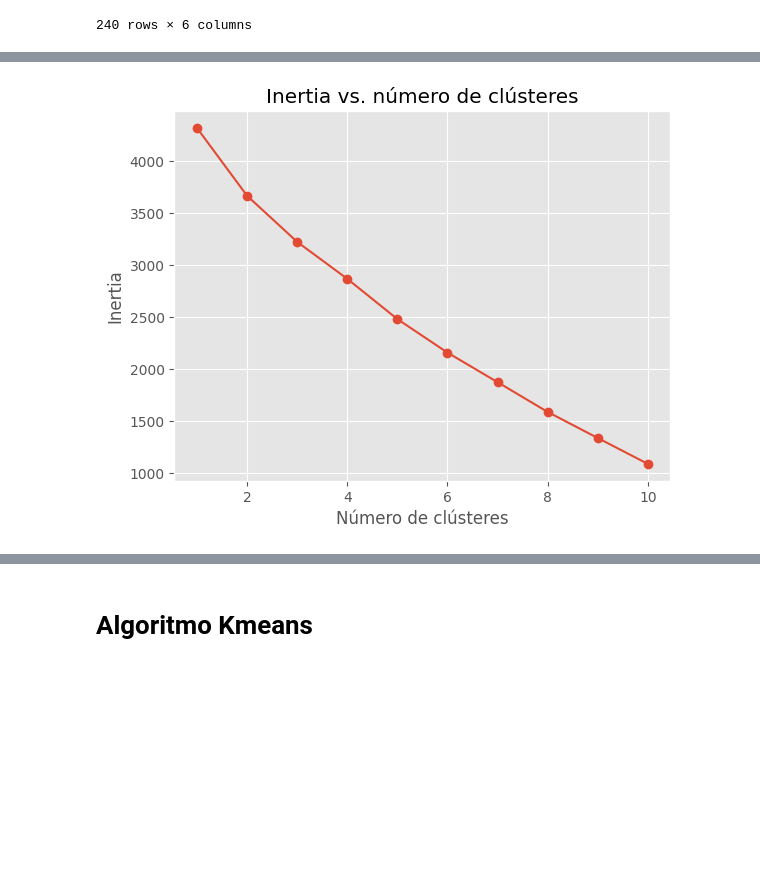
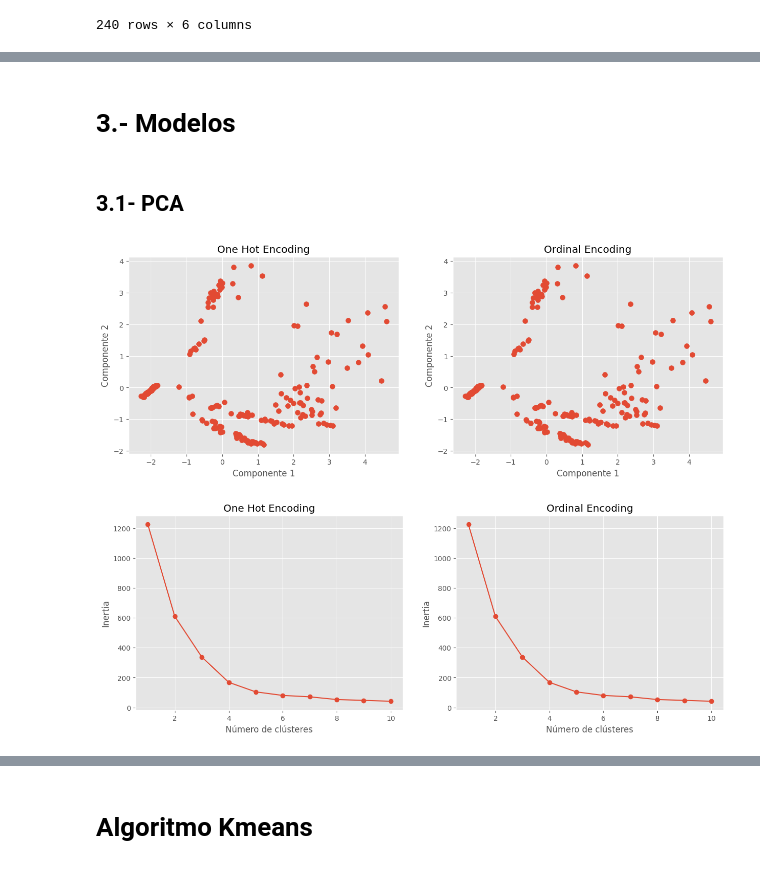
Before and after one commit to RaulCarrero02/G23.P2.100451286.100472334, a Jupyter notebook: kmean.ipynb, the cells around one changed output, grey strips where cells are left out. Cells and saved outputs as stored; diff of their text form; code cells hidden in the pictures; blank space fills up the shorter version.

```diff
--- a/kmean.ipynb
+++ b/kmean.ipynb
@@ -224,0 +268,7 @@ spectral_encoded = oe.fit_transform(data.Spectral_Class.values.reshape(-1, 1))
+# %%
+# Mapeamos los datos
+for target_color, source_colors in mapping_color.items():
+  data_df.loc[data_df.Color.isin(source_colors), 'Color'] = target_color
+
+print("Valores de la columna Color: ")
+print(data_df.Color.unique())
@@ -225,8 +333,11 @@ spectral_encoded = oe.fit_transform(data.Spectral_Class.values.reshape(-1, 1))
 # %%
+ordinal_df = data_df.copy()
+
 # cambiamos los valores de las columnas categóricas a numéricas
-X['Color'] = color_encoded
-X['Spectral_Class'] = spectral_encoded
-display(X)
+ordinal_df['Color'] = color_encoded
+ordinal_df['Spectral_Class'] = spectral_encoded
+
+display(ordinal_df)
 # %% [output]
 |  | Temperature | L | R | A_M | Color | Spectral_Class |
 | 0 | 3068 | 0.002400 | 0.1700 | 16.12 | 0.0 | 0.0 |
@@ -309,17 +355,63 @@ plt.show()
+# %% [markdown]
+# 3.- Modelos
+# %% [markdown]
+## 3.1- PCA
+# %%
+
+scaler = StandardScaler()
+pca = PCA(n_components=2)
+
+one_hot_scaled = scaler.fit_transform(ordinal_df)
+ordinal_scaled = scaler.fit_transform(ordinal_df)
+
+# Reducción de la dimensionalidad
+
+X_one_hot_pca = pca.fit_transform(one_hot_scaled)
+X_ordinal_pca = pca.fit_transform(ordinal_scaled)
+
+# Represenantamos los datos en dos gráficas diferentes
+fig, axs = plt.subplots(1, 2, figsize=(15, 5))
+
+axs[0].scatter(X_one_hot_pca[:, 0], X_one_hot_pca[:, 1], s=50)
+axs[0].set_title('One Hot Encoding')
+axs[0].set_xlabel('Componente 1')
+axs[0].set_ylabel('Componente 2')
+
+axs[1].scatter(X_ordinal_pca[:, 0], X_ordinal_pca[:, 1], s=50)
+axs[1].set_title('Ordinal Encoding')
+axs[1].set_xlabel('Componente 1')
+axs[1].set_ylabel('Componente 2')
+
+plt.show()
+# %% [output]
+[figure, added]
 # %%
 
 # Número óptimo de clústeres
 # ==============================================================================
-inertia = []
+inertia_oh = []
+inertia_ordinal = []
 for i in range(1, 11):
-    kmeans = KMeans(n_clusters=i, random_state=123).fit(X_one_hot_scaled)
-    inertia.append(kmeans.inertia_)
+    kmeans = KMeans(n_clusters=i, random_state=123).fit(X_ordinal_pca)
+    inertia_ordinal.append(kmeans.inertia_)
 
-fig, ax = plt.subplots()
-ax.plot(range(1, 11), inertia, marker='o')
-ax.set_xlabel('Número de clústeres')
-ax.set_ylabel('Inertia')
-ax.set_title('Inertia vs. número de clústeres')
+for i in range(1, 11):
+    kmeans = KMeans(n_clusters=i, random_state=123).fit(X_one_hot_pca)
+    inertia_oh.append(kmeans.inertia_)
+
+# Representación de los dato en dos gráficos
+fig, axs = plt.subplots(1, 2, figsize=(15, 5))
+
+axs[0].plot(range(1, 11), inertia_oh, marker='o')
+axs[0].set_title('One Hot Encoding')
+axs[0].set_xlabel('Número de clústeres')
+axs[0].set_ylabel('Inertia')
+
+axs[1].plot(range(1, 11), inertia_ordinal, marker='o')
+axs[1].set_title('Ordinal Encoding')
+axs[1].set_xlabel('Número de clústeres')
+axs[1].set_ylabel('Inertia')
+
 plt.show()
 # %% [output]
-[figure, old version]
+[figure, new version]
```
Also changed, not shown: parts of 33 cells of this notebook.
